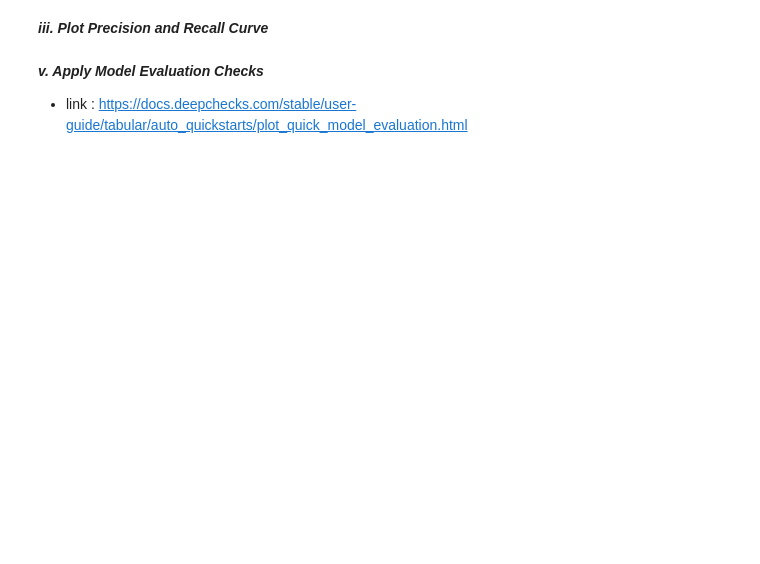
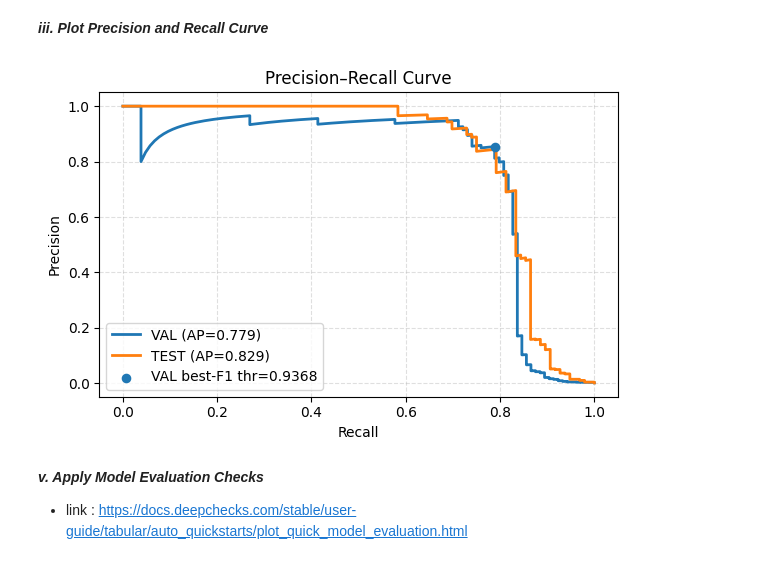
Before and after one commit to zaferyildirim-1/fraud-detection, a Jupyter notebook: Fraud Detection_Student_V5.ipynb, the cells around one changed output. Drawn from its saved outputs; the diff is of its cells as text; code cells hidden in the pictures; blank space fills up the shorter version.

```diff
--- a/Fraud Detection_Student_V5.ipynb
+++ b/Fraud Detection_Student_V5.ipynb
@@ -1830,5 +2307,36 @@ KeyboardInterrupt:
 # %% [markdown]
 ***iii. Plot Precision and Recall Curve***
+# %%
+import numpy as np
+import matplotlib.pyplot as plt
+from sklearn.metrics import precision_recall_curve, average_precision_score
+
+# --- probs ---
+p_val = xgb_tamed.predict_proba(X_val)[:, 1]
+p_te  = xgb_tamed.predict_proba(X_te)[:, 1]
+
+# --- PR + AP (VAL) ---
+prec_v, rec_v, thr_v = precision_recall_curve(y_val, p_val)
+ap_v = average_precision_score(y_val, p_val)
+f1_v = 2 * prec_v[:-1] * rec_v[:-1] / (prec_v[:-1] + rec_v[:-1] + 1e-12)
+idx_v = f1_v.argmax()
+thr_best = float(thr_v[idx_v])
+
+# --- PR + AP (TEST) ---
+prec_t, rec_t, _ = precision_recall_curve(y_te, p_te)
+ap_t = average_precision_score(y_te, p_te)
+
+# --- plot ---
+plt.figure(figsize=(6,4))
+plt.plot(rec_v, prec_v, lw=2, label=f"VAL (AP={ap_v:.3f})")
+plt.plot(rec_t, prec_t, lw=2, label=f"TEST (AP={ap_t:.3f})")
+# mark VAL-opt F1 point
+plt.scatter(rec_v[idx_v], prec_v[idx_v], s=35, zorder=5, label=f"VAL best-F1 thr={thr_best:.4f}")
+plt.xlabel("Recall"); plt.ylabel("Precision"); plt.title("Precision–Recall Curve")
+plt.legend(); plt.grid(True, ls="--", alpha=0.4)
+plt.tight_layout(); plt.show()
+# %% [output]
+[figure, added]
 # %% [markdown]
 ***v. Apply Model Evaluation Checks***
 * link : https://docs.deepchecks.com/stable/user-guide/tabular/auto_quickstarts/plot_quick_model_evaluation.html
```
Also changed, not shown: parts of 75 cells of this notebook.
